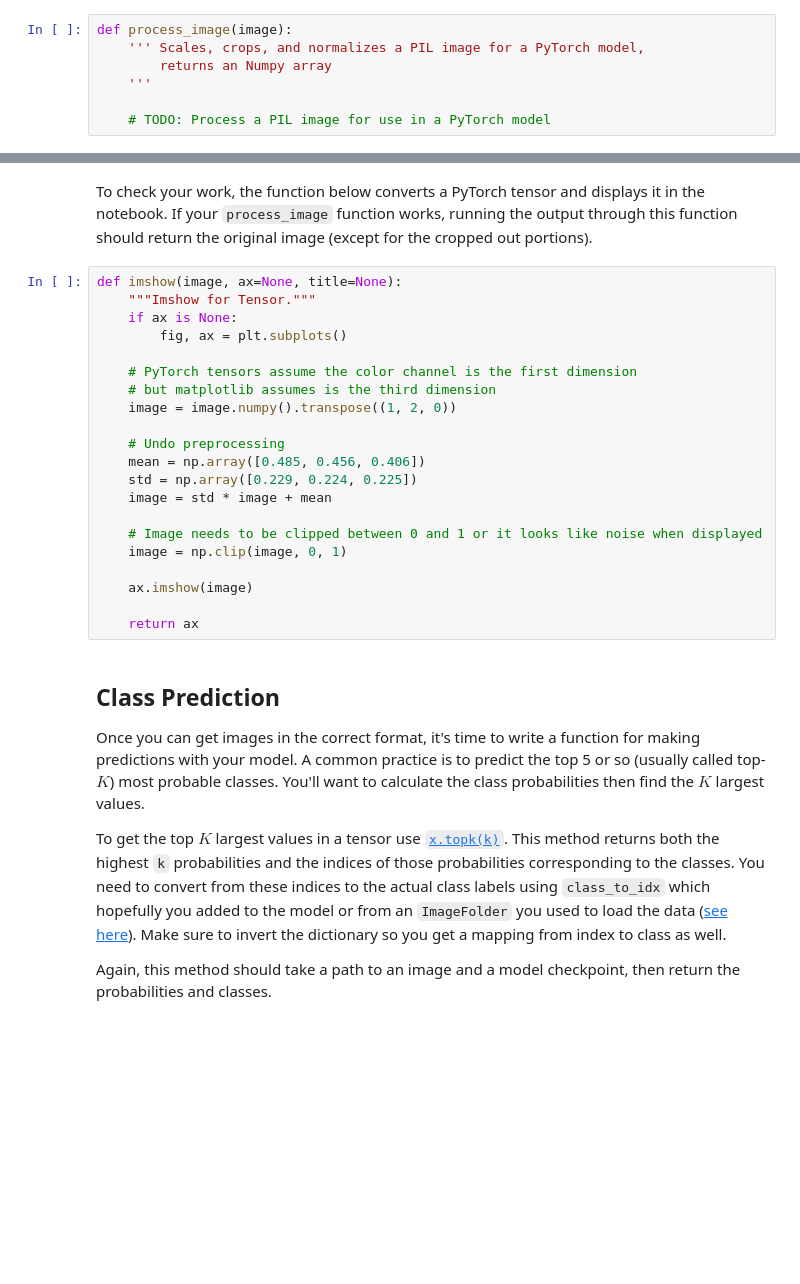
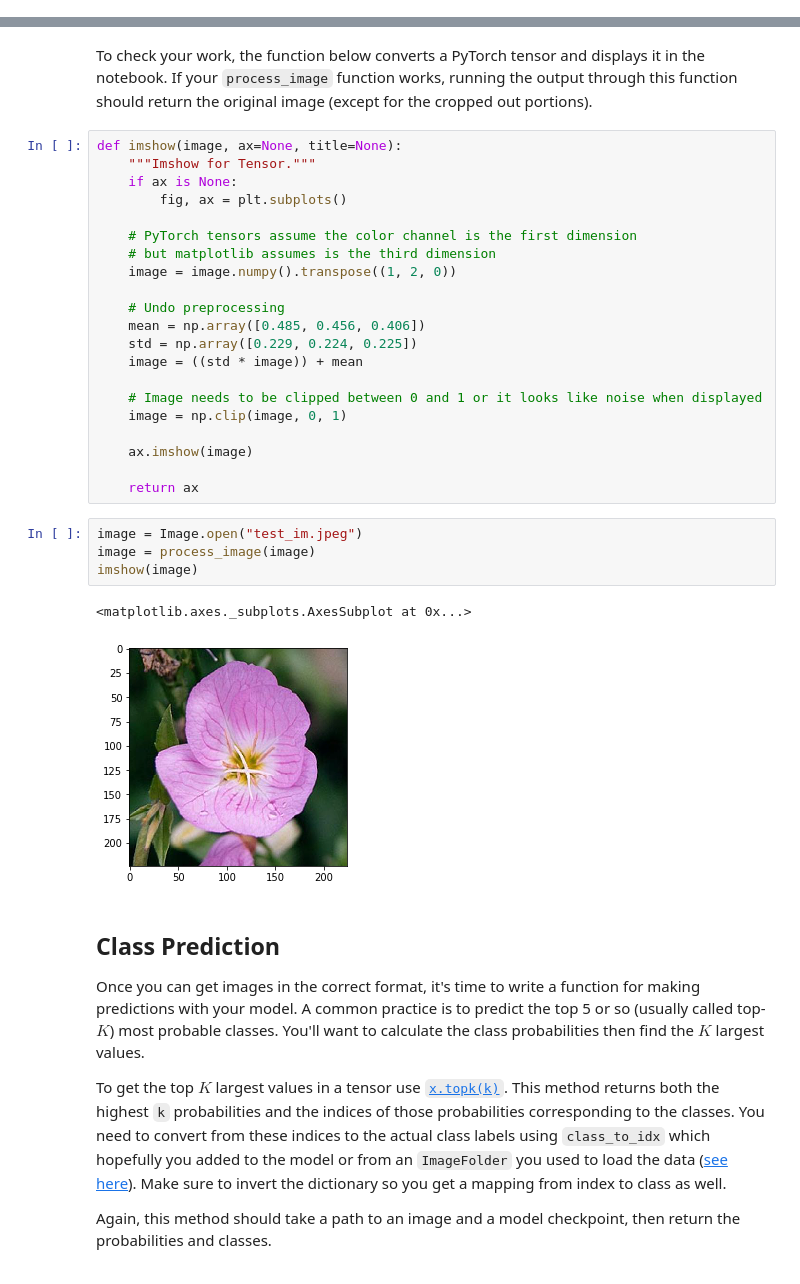
Before and after one commit to Hammania689/pytorch_udacity_challenge, a Jupyter notebook: lab_challenge/Image Classifier Project.ipynb, the cells around one changed output, grey strips where cells are left out. Drawn from its saved outputs; the diff is of its cells as text; blank space fills up the shorter version.

```diff
--- a/lab_challenge/Image Classifier Project.ipynb
+++ b/lab_challenge/Image Classifier Project.ipynb
@@ -341,10 +325,3 @@ Color channels of images are typically encoded as integers 0-255, but the model
 As before, the network expects the images to be normalized in a specific way. For the means, it's `[0.485, 0.456, 0.406]` and for the standard deviations `[0.229, 0.224, 0.225]`. You'll want to subtract the means from each color channel, then divide by the standard deviation.
 
 And finally, PyTorch expects the color channel to be the first dimension but it's the third dimension in the PIL image and Numpy array. You can reorder dimensions using [`ndarray.transpose`](https://docs.scipy.org/doc/numpy-1.13.0/reference/generated/numpy.ndarray.transpose.html). The color channel needs to be first and retain the order of the other two dimensions.
-# %%
-def process_image(image):
-    ''' Scales, crops, and normalizes a PIL image for a PyTorch model,
-        returns an Numpy array
-    '''
-
-    # TODO: Process a PIL image for use in a PyTorch model
@@ -363,7 +382,7 @@ def imshow(image, ax=None, title=None):
     # Undo preprocessing
     mean = np.array([0.485, 0.456, 0.406])
     std = np.array([0.229, 0.224, 0.225])
-    image = std * image + mean
+    image = ((std * image)) + mean
 
     # Image needs to be clipped between 0 and 1 or it looks like noise when displayed
     image = np.clip(image, 0, 1)
@@ -371,6 +390,13 @@ def imshow(image, ax=None, title=None):
     ax.imshow(image)
 
     return ax
+# %%
+image = Image.open("test_im.jpeg")
+image = process_image(image)
+imshow(image)
+# %% [output]
+<matplotlib.axes._subplots.AxesSubplot at 0x...>
+[figure, added]
 # %% [markdown]
 ## Class Prediction
 
```
Also changed, not shown: parts of 9 cells of this notebook, 1 other file.
